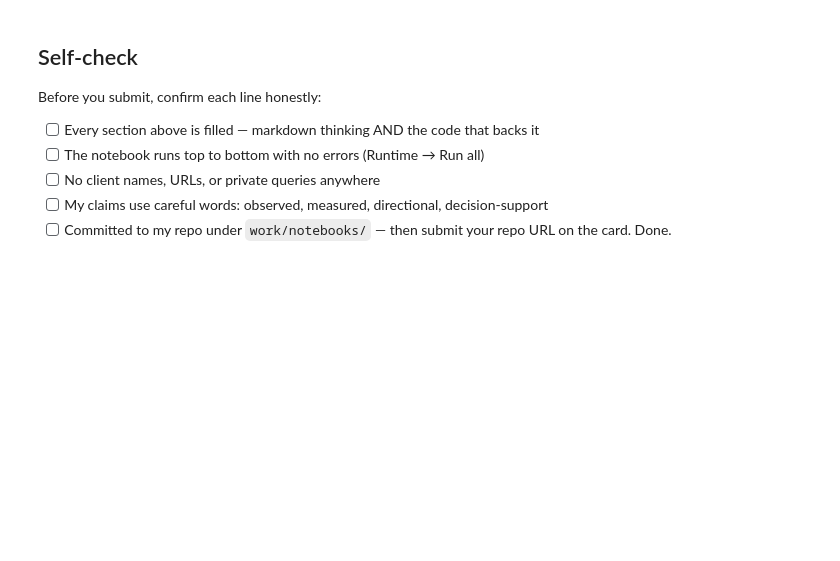
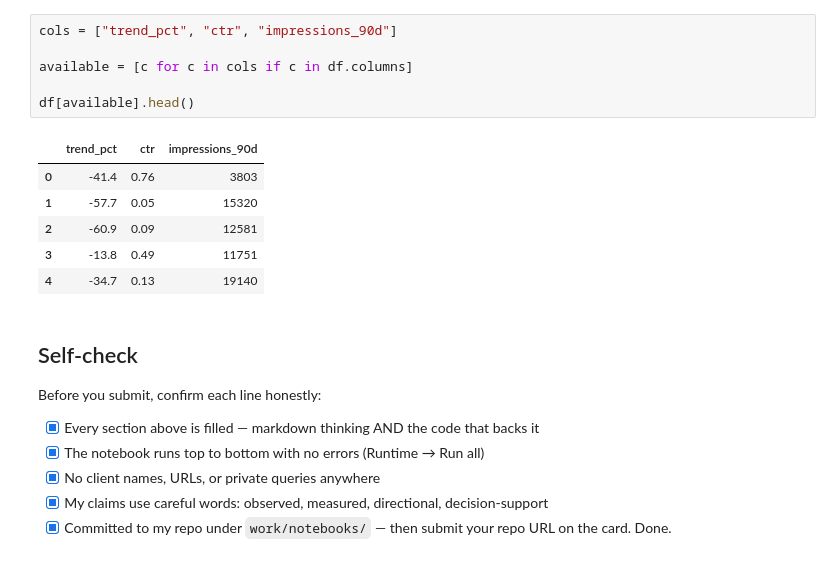
Before and after one commit to taimoor-abdullah7/flyrank-ml-internship, a Jupyter notebook: work/notebooks/w02_ml_task_framing.ipynb, the cells around one changed output. Cells and saved outputs as stored; diff of their text form; blank space fills up the shorter version.

```diff
--- a/work/notebooks/w02_ml_task_framing.ipynb
+++ b/work/notebooks/w02_ml_task_framing.ipynb
@@ -44,10 +85,23 @@ This skeleton is yours to fill. Work the sections **in order** — each one has
+# %%
+cols = ["trend_pct", "ctr", "impressions_90d"]
+
+available = [c for c in cols if c in df.columns]
+
+df[available].head()
+# %% [output]
+|  | trend_pct | ctr | impressions_90d |
+| 0 | -41.4 | 0.76 | 3803 |
+| 1 | -57.7 | 0.05 | 15320 |
+| 2 | -60.9 | 0.09 | 12581 |
+| 3 | -13.8 | 0.49 | 11751 |
+| 4 | -34.7 | 0.13 | 19140 |
 # %% [markdown]
 ## Self-check
 
 Before you submit, confirm each line honestly:
 
-- [ ] Every section above is filled — markdown thinking AND the code that backs it
-- [ ] The notebook runs top to bottom with no errors (Runtime → Run all)
-- [ ] No client names, URLs, or private queries anywhere
-- [ ] My claims use careful words: observed, measured, directional, decision-support
-- [ ] Committed to my repo under `work/notebooks/` — then submit your repo URL on the card. Done.
+- [x] Every section above is filled — markdown thinking AND the code that backs it
+- [x] The notebook runs top to bottom with no errors (Runtime → Run all)
+- [x] No client names, URLs, or private queries anywhere
+- [x] My claims use careful words: observed, measured, directional, decision-support
+- [x] Committed to my repo under `work/notebooks/` — then submit your repo URL on the card. Done.
```
Also changed, not shown: parts of 14 cells of this notebook.
